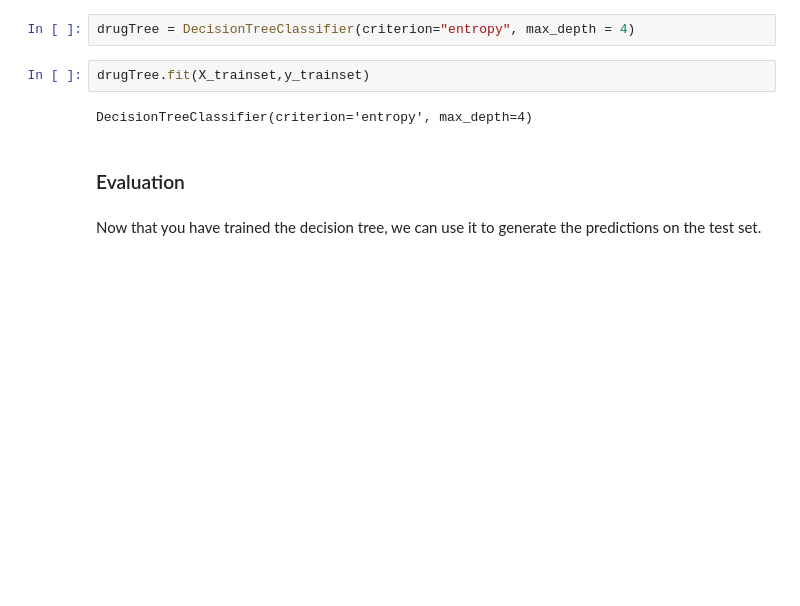
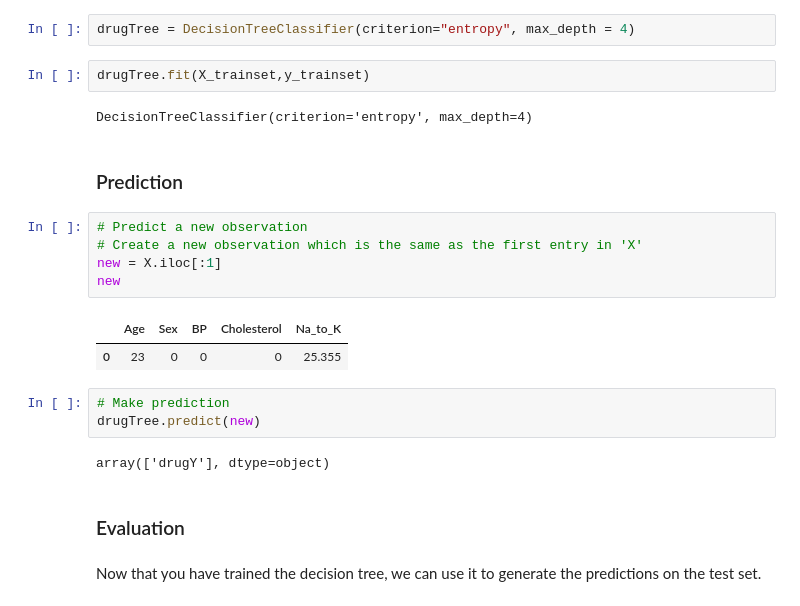
Before and after one commit to stevenkhwun/P4DS, a Jupyter notebook: IBM_Python_Data_Science/Machine_Learning_with_Python/6_Decision_trees.ipynb, the cells around one changed output. Drawn from its saved outputs; the diff is of its cells as text; blank space fills up the shorter version.

```diff
--- a/IBM_Python_Data_Science/Machine_Learning_with_Python/6_Decision_trees.ipynb
+++ b/IBM_Python_Data_Science/Machine_Learning_with_Python/6_Decision_trees.ipynb
@@ -225,6 +220,21 @@ drugTree = DecisionTreeClassifier(criterion="entropy", max_depth = 4)
 drugTree.fit(X_trainset,y_trainset)
 # %% [output]
 DecisionTreeClassifier(criterion='entropy', max_depth=4)
+# %% [markdown]
+### Prediction
+# %%
+# Predict a new observation
+# Create a new observation which is the same as the first entry in 'X'
+new = X.iloc[:1]
+new
+# %% [output]
+|  | Age | Sex | BP | Cholesterol | Na_to_K |
+| 0 | 23 | 0 | 0 | 0 | 25.355 |
+# %%
+# Make prediction
+drugTree.predict(new)
+# %% [output]
+array(['drugY'], dtype=object)
 # %% [markdown]
 ### Evaluation
 # %% [markdown]
```
Also changed, not shown: parts of 1 cell of this notebook.
